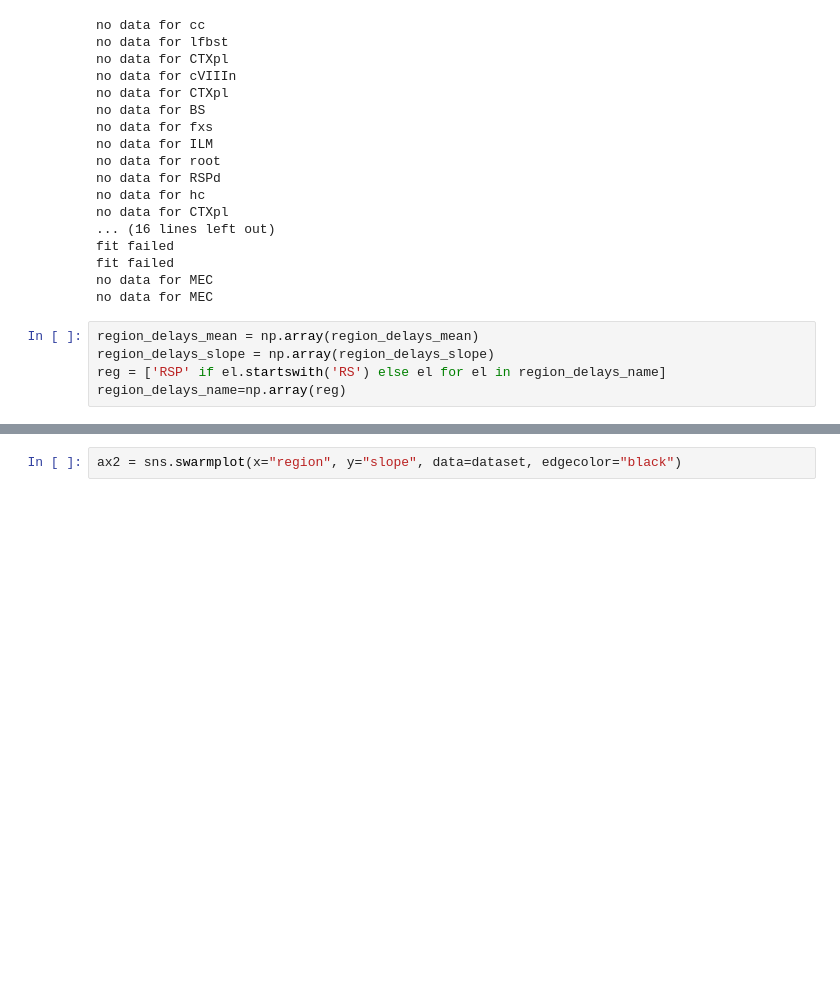
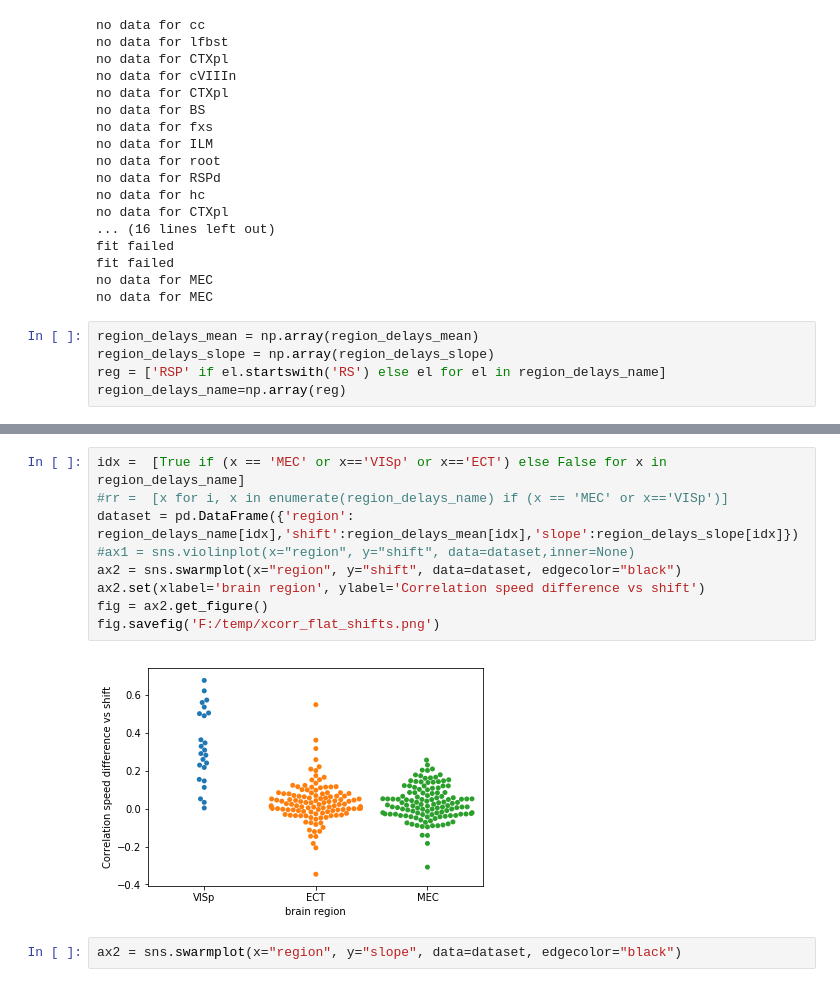
Before and after one commit to GiocomoLab/AlexA_Library, a Jupyter notebook: NP_python/xcorr_speed_quant.ipynb, the cells around one changed output, grey strips where cells are left out. Saved outputs shown, nothing was run; the diff lists cells and outputs as text; blank space fills up the shorter version.

```diff
--- a/NP_python/xcorr_speed_quant.ipynb
+++ b/NP_python/xcorr_speed_quant.ipynb
@@ -322,3 +272,14 @@ ax2 = sns.swarmplot(x="region", y="shift", data=dataset, edgecolor="black")
+# %%
+idx =  [True if (x == 'MEC' or x=='VISp' or x=='ECT') else False for x in region_delays_name]
+#rr =  [x for i, x in enumerate(region_delays_name) if (x == 'MEC' or x=='VISp')]
+dataset = pd.DataFrame({'region': region_delays_name[idx],'shift':region_delays_mean[idx],'slope':region_delays_slope[idx]})
+#ax1 = sns.violinplot(x="region", y="shift", data=dataset,inner=None)
+ax2 = sns.swarmplot(x="region", y="shift", data=dataset, edgecolor="black")
+ax2.set(xlabel='brain region', ylabel='Correlation speed difference vs shift')
+fig = ax2.get_figure()
+fig.savefig('F:/temp/xcorr_flat_shifts.png')
+# %% [output]
+[figure, added]
 # %%
 ax2 = sns.swarmplot(x="region", y="slope", data=dataset, edgecolor="black")
 # %% [output]
```
Also changed, not shown: parts of 3 cells of this notebook, 32 other files.
